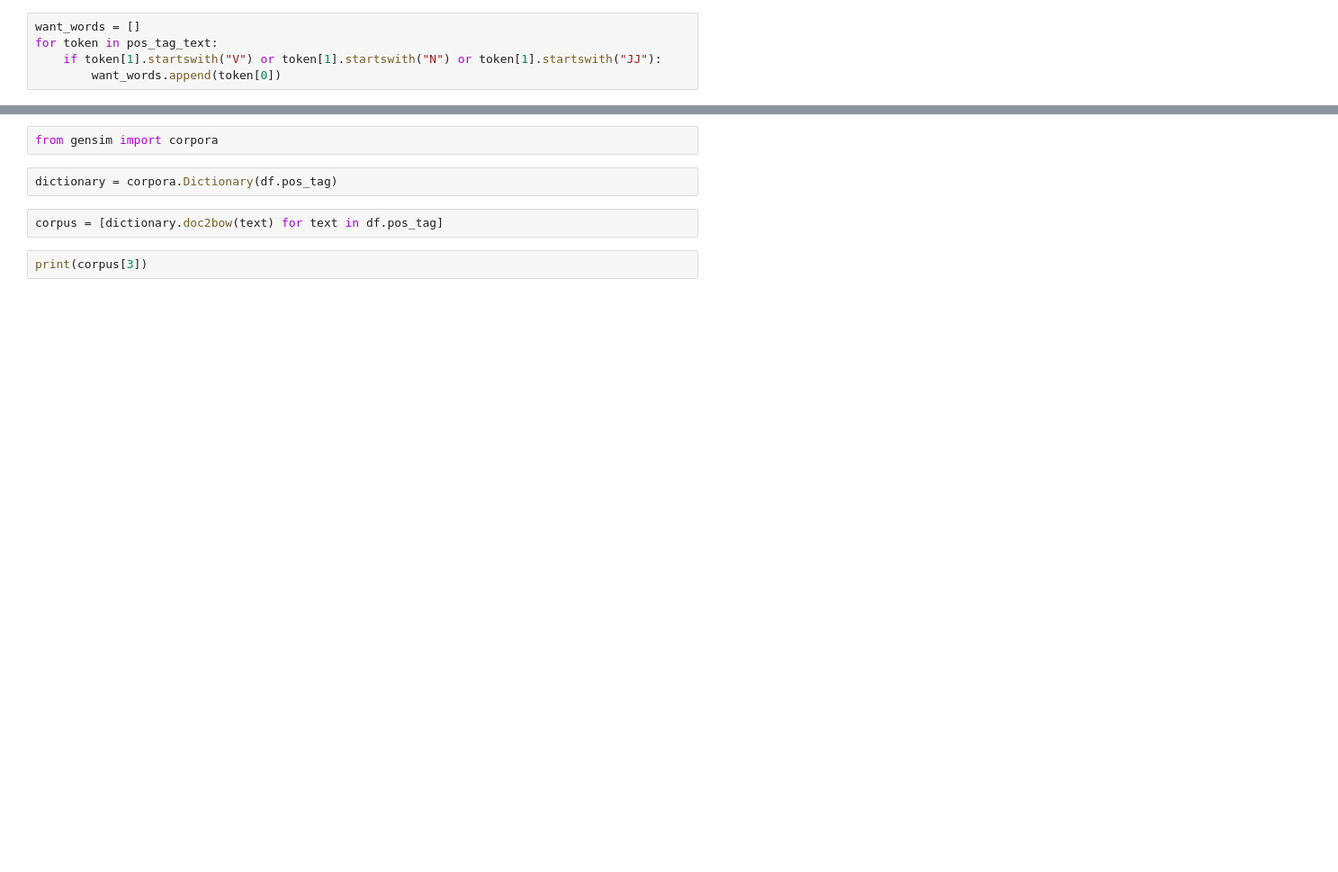
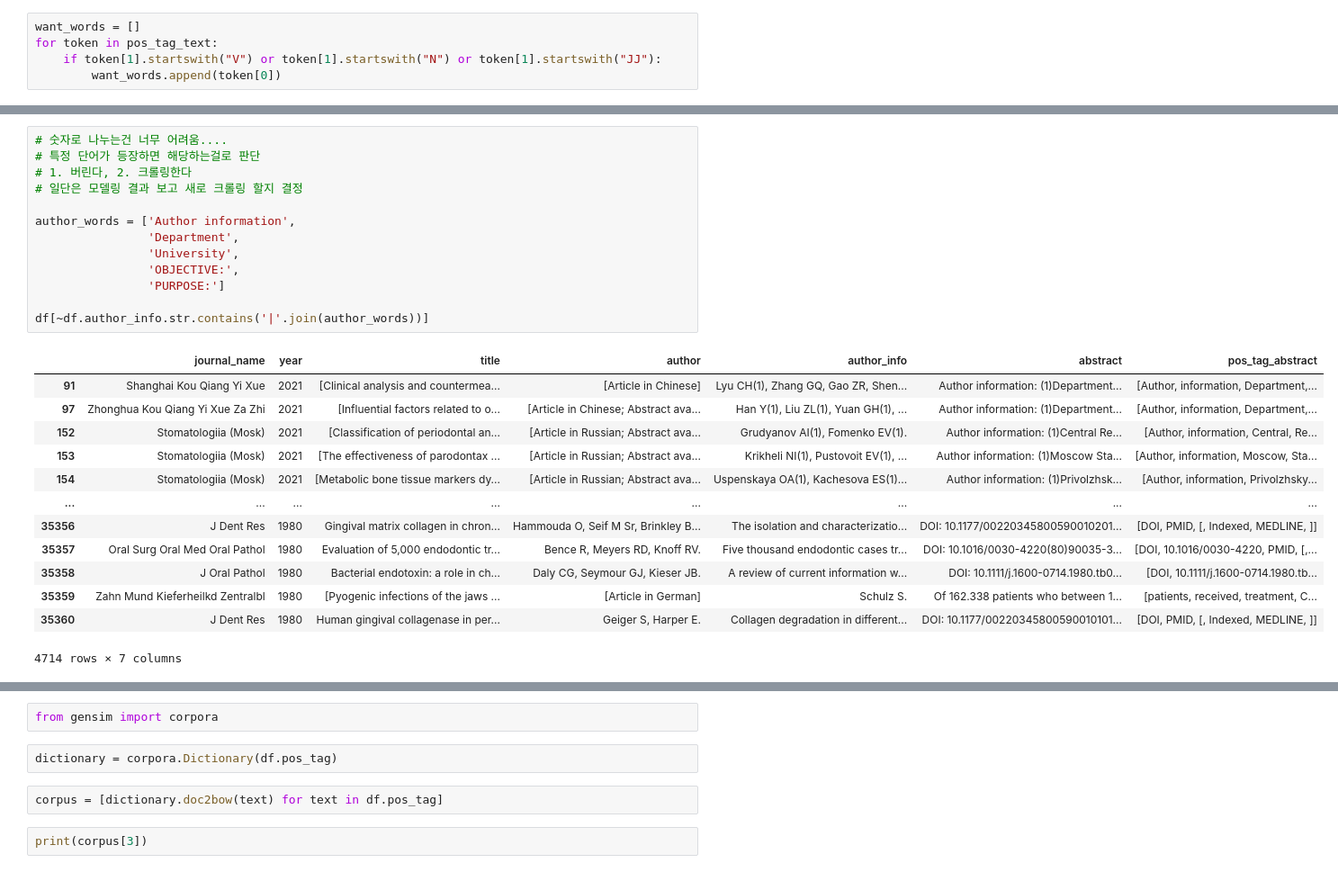
Before and after one commit to Jayhey/lesson, a Jupyter notebook: 210523/preprocessing2.ipynb, the cells around one changed output, grey strips where cells are left out. Shown: that part at 90% size. Cells and saved outputs as stored; diff of their text form; blank space fills up the shorter version.

```diff
--- a/210523/preprocessing2.ipynb
+++ b/210523/preprocessing2.ipynb
@@ -228,0 +329,27 @@ print(df.pos_tag[1])
+# %%
+# 숫자로 나누는건 너무 어려움....
+# 특정 단어가 등장하면 해당하는걸로 판단
+# 1. 버린다, 2. 크롤링한다
+# 일단은 모델링 결과 보고 새로 크롤링 할지 결정
+
+author_words = ['Author information',
+                'Department',
+                'University',
+                'OBJECTIVE:',
+                'PURPOSE:']
+
+df[~df.author_info.str.contains('|'.join(author_words))]
+# %% [output]
+|  | journal_name | year | title | author | author_info | abstract | pos_tag_abstract |
+| 91 | Shanghai Kou Qiang Yi Xue | 2021 | [Clinical analysis and countermea... | [Article in Chinese] | Lyu CH(1), Zhang GQ, Gao ZR, Shen... | Author information: (1)Department... | [Author, information, Department,... |
+| 97 | Zhonghua Kou Qiang Yi Xue Za Zhi | 2021 | [Influential factors related to o... | [Article in Chinese; Abstract ava... | Han Y(1), Liu ZL(1), Yuan GH(1), ... | Author information: (1)Department... | [Author, information, Department,... |
+| 152 | Stomatologiia (Mosk) | 2021 | [Classification of periodontal an... | [Article in Russian; Abstract ava... | Grudyanov AI(1), Fomenko EV(1). | Author information: (1)Central Re... | [Author, information, Central, Re... |
+| 153 | Stomatologiia (Mosk) | 2021 | [The effectiveness of parodontax ... | [Article in Russian; Abstract ava... | Krikheli NI(1), Pustovoit EV(1), ... | Author information: (1)Moscow Sta... | [Author, information, Moscow, Sta... |
+| 154 | Stomatologiia (Mosk) | 2021 | [Metabolic bone tissue markers dy... | [Article in Russian; Abstract ava... | Uspenskaya OA(1), Kachesova ES(1)... | Author information: (1)Privolzhsk... | [Author, information, Privolzhsky... |
+| ... | ... | ... | ... | ... | ... | ... | ... |
+| 35356 | J Dent Res | 1980 | Gingival matrix collagen in chron... | Hammouda O, Seif M Sr, Brinkley B... | The isolation and characterizatio... | DOI: 10.1177/00220345800590010201... | [DOI, PMID, [, Indexed, MEDLINE, ]] |
+| 35357 | Oral Surg Oral Med Oral Pathol | 1980 | Evaluation of 5,000 endodontic tr... | Bence R, Meyers RD, Knoff RV. | Five thousand endodontic cases tr... | DOI: 10.1016/0030-4220(80)90035-3... | [DOI, 10.1016/0030-4220, PMID, [,... |
+| 35358 | J Oral Pathol | 1980 | Bacterial endotoxin: a role in ch... | Daly CG, Seymour GJ, Kieser JB. | A review of current information w... | DOI: 10.1111/j.1600-0714.1980.tb0... | [DOI, 10.1111/j.1600-0714.1980.tb... |
+| 35359 | Zahn Mund Kieferheilkd Zentralbl | 1980 | [Pyogenic infections of the jaws ... | [Article in German] | Schulz S. | Of 162.338 patients who between 1... | [patients, received, treatment, C... |
+| 35360 | J Dent Res | 1980 | Human gingival collagenase in per... | Geiger S, Harper E. | Collagen degradation in different... | DOI: 10.1177/00220345800590010101... | [DOI, PMID, [, Indexed, MEDLINE, ]] |
+4714 rows × 7 columns
```
Also changed, not shown: parts of 35 cells of this notebook, 1 other file.
